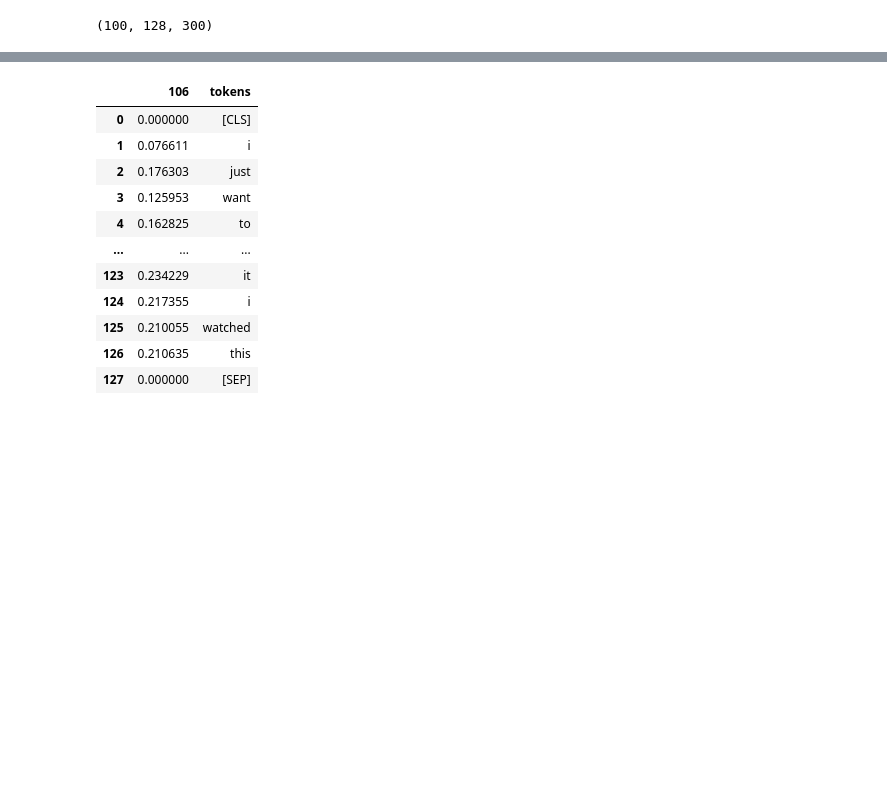
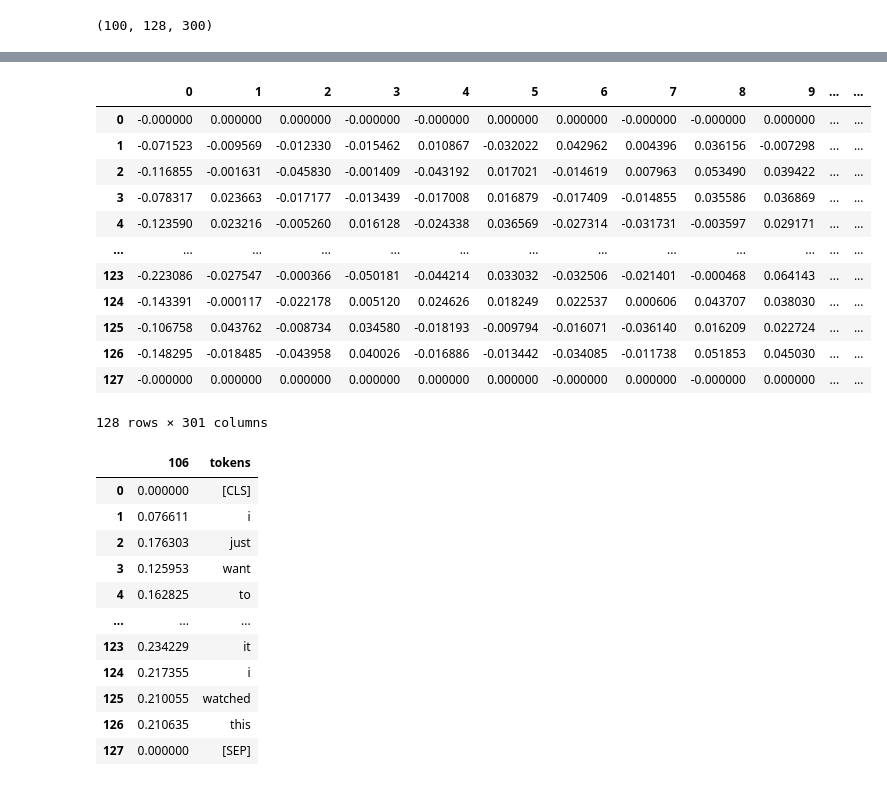
Before and after one commit to rahul-ohlan/TWARP, a Jupyter notebook: imdb_interpretability.ipynb, the cells around one changed output, grey strips where cells are left out. Saved outputs shown, nothing was run; the diff lists cells and outputs as text; code cells hidden in the pictures; blank space fills up the shorter version.

```diff
--- a/imdb_interpretability.ipynb
+++ b/imdb_interpretability.ipynb
@@ -1360,6 +1453,22 @@ posData_posProjSpace.shape
 firstSent = pd.DataFrame(posData_posProjSpace[0])
 # %%
 firstSent["tokens"] = tokenizer.batch_decode(t_pos[0]["input_ids"][0])
+# %%
+firstSent
+# %% [output]
+|  | 0 | 1 | 2 | 3 | 4 | 5 | 6 | 7 | 8 | 9 | ... | ... |
+| 0 | -0.000000 | 0.000000 | 0.000000 | -0.000000 | -0.000000 | 0.000000 | 0.000000 | -0.000000 | -0.000000 | 0.000000 | ... | ... |
+| 1 | -0.071523 | -0.009569 | -0.012330 | -0.015462 | 0.010867 | -0.032022 | 0.042962 | 0.004396 | 0.036156 | -0.007298 | ... | ... |
+| 2 | -0.116855 | -0.001631 | -0.045830 | -0.001409 | -0.043192 | 0.017021 | -0.014619 | 0.007963 | 0.053490 | 0.039422 | ... | ... |
+| 3 | -0.078317 | 0.023663 | -0.017177 | -0.013439 | -0.017008 | 0.016879 | -0.017409 | -0.014855 | 0.035586 | 0.036869 | ... | ... |
+| 4 | -0.123590 | 0.023216 | -0.005260 | 0.016128 | -0.024338 | 0.036569 | -0.027314 | -0.031731 | -0.003597 | 0.029171 | ... | ... |
+| ... | ... | ... | ... | ... | ... | ... | ... | ... | ... | ... | ... | ... |
+| 123 | -0.223086 | -0.027547 | -0.000366 | -0.050181 | -0.044214 | 0.033032 | -0.032506 | -0.021401 | -0.000468 | 0.064143 | ... | ... |
+| 124 | -0.143391 | -0.000117 | -0.022178 | 0.005120 | 0.024626 | 0.018249 | 0.022537 | 0.000606 | 0.043707 | 0.038030 | ... | ... |
+| 125 | -0.106758 | 0.043762 | -0.008734 | 0.034580 | -0.018193 | -0.009794 | -0.016071 | -0.036140 | 0.016209 | 0.022724 | ... | ... |
+| 126 | -0.148295 | -0.018485 | -0.043958 | 0.040026 | -0.016886 | -0.013442 | -0.034085 | -0.011738 | 0.051853 | 0.045030 | ... | ... |
+| 127 | -0.000000 | 0.000000 | 0.000000 | 0.000000 | 0.000000 | 0.000000 | -0.000000 | 0.000000 | -0.000000 | 0.000000 | ... | ... |
+128 rows × 301 columns
 # %%
 firstSent[[106, "tokens"]]
 # %% [output]
```
Also changed, not shown: parts of 23 cells of this notebook.
